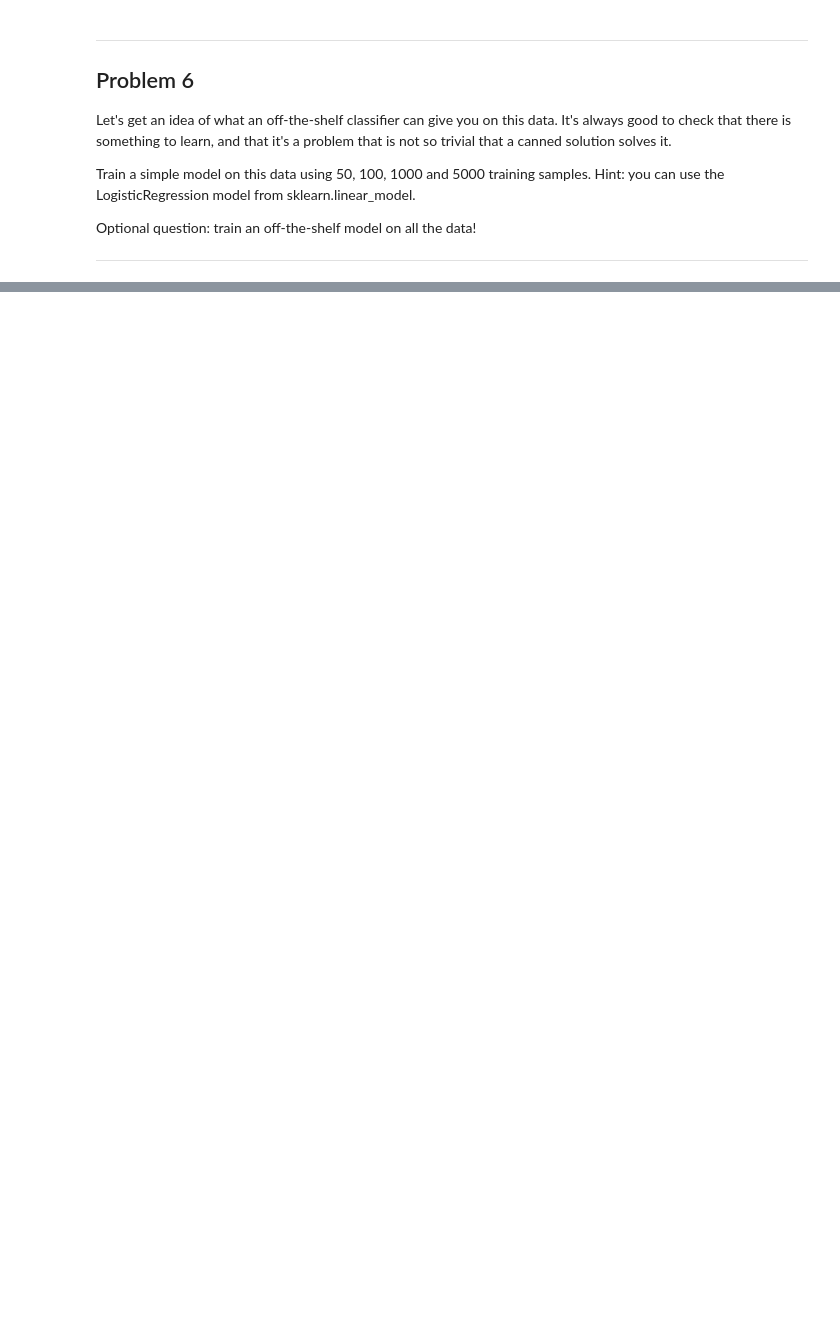
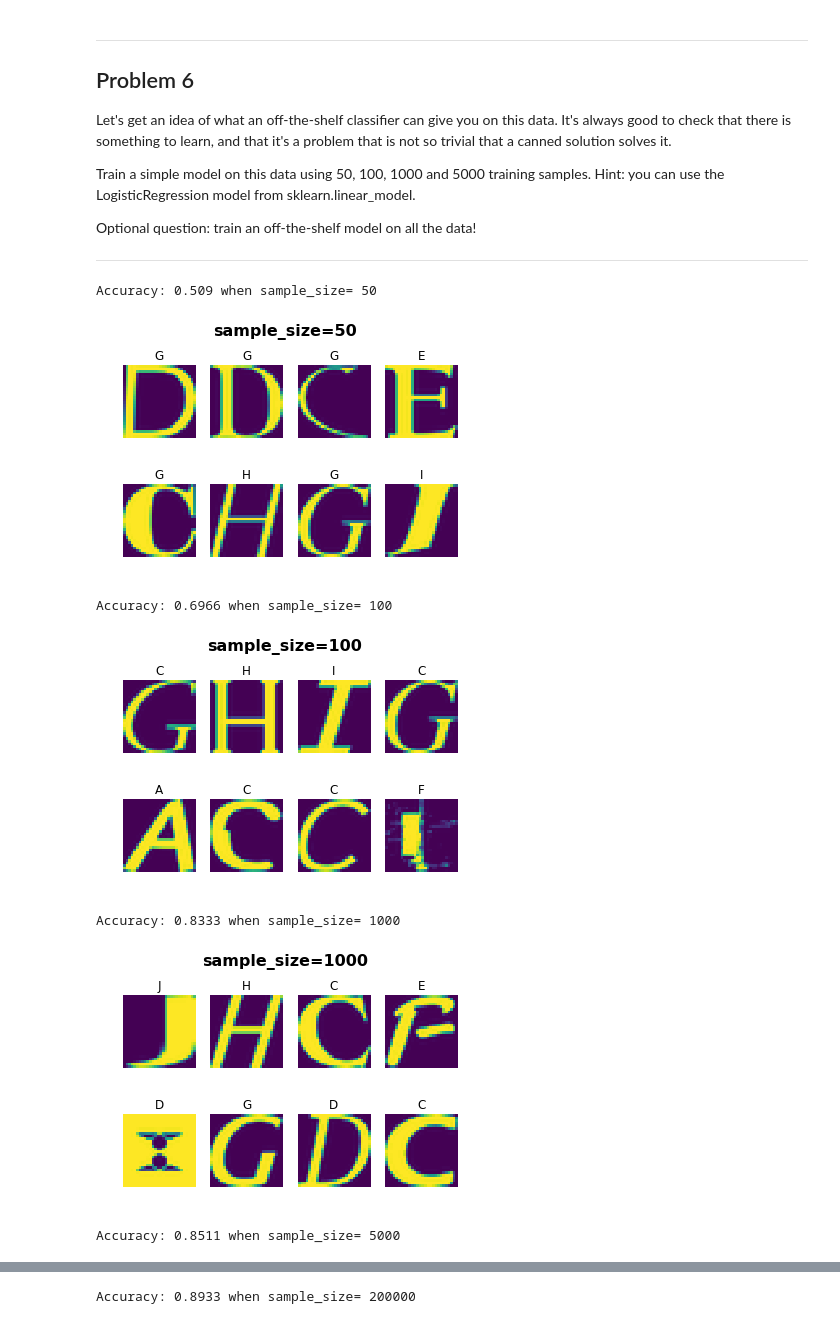
Before and after one commit to dinglight/ainlp_2019_summer, a Jupyter notebook: lesson09/1_notmnist.ipynb, the cells around one changed output, grey strips where cells are left out. Drawn from its saved outputs; the diff is of its cells as text; code cells hidden in the pictures; blank space fills up the shorter version.

```diff
--- a/lesson09/1_notmnist.ipynb
+++ b/lesson09/1_notmnist.ipynb
@@ -349,3 +481,41 @@ Train a simple model on this data using 50, 100, 1000 and 5000 training samples.
 Optional question: train an off-the-shelf model on all the data!
 
 ---
+# %%
+def disp_sample_dataset(dataset, labels, title=None):
+    fig = plt.figure()
+    if title: fig.suptitle(title, fontsize=16, fontweight='bold')
+    items = random.sample(range(len(labels)), 8)
+    for i, item in enumerate(items):
+        plt.subplot(2, 4, i + 1)
+        plt.axis('off')
+        plt.title(chr(ord('A') + labels[item]))
+        plt.imshow(dataset[item])
+    plt.show()
+
+
+def train_and_predict(sample_size):
+    regr = LogisticRegression()
+    X_train = train_dataset[:sample_size].reshape(sample_size, 784)
+    y_train = train_labels[:sample_size]
+    regr.fit(X_train, y_train)
+
+    X_test = test_dataset.reshape(test_dataset.shape[0], 28 * 28)
+    y_test = test_labels
+
+    pred_labels = regr.predict(X_test)
+
+    print('Accuracy:', regr.score(X_test, y_test), 'when sample_size=', sample_size)
+    disp_sample_dataset(test_dataset, pred_labels, 'sample_size=' + str(sample_size))
+
+
+for sample_size in [50, 100, 1000, 5000, len(train_dataset)]:
+    train_and_predict(sample_size)
+# %% [output]
+Accuracy: 0.509 when sample_size= 50
+[figure, added]
+Accuracy: 0.6966 when sample_size= 100
+[figure, added]
+Accuracy: 0.8333 when sample_size= 1000
+[figure, added]
+Accuracy: 0.8511 when sample_size= 5000
@@ -351,0 +523 @@ Optional question: train an off-the-shelf model on all the data!
+Accuracy: 0.8933 when sample_size= 200000
```
Also changed, not shown: parts of 10 cells of this notebook.
